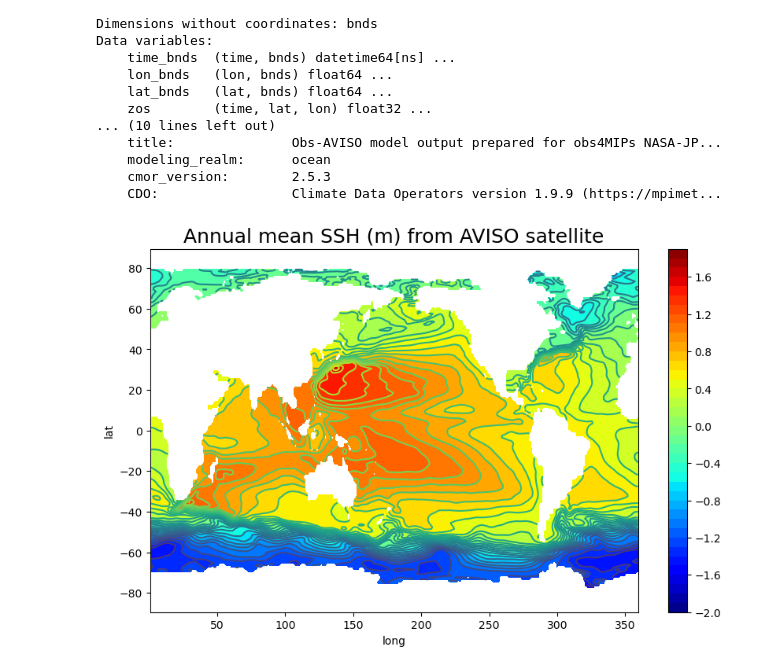
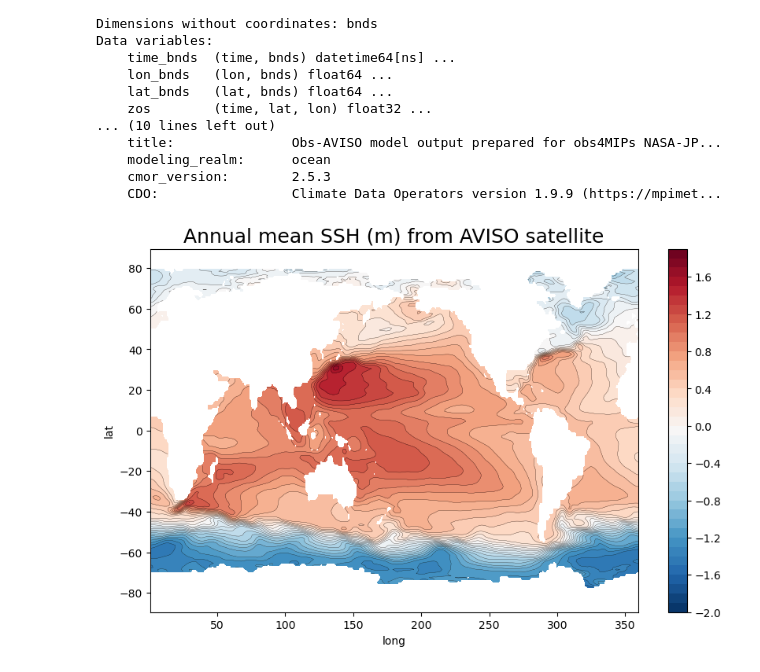
Before and after one commit to takaito1/easX305_2022, a Jupyter notebook: week5/Dynamic height from Satellite.ipynb, the cells around one changed output. Drawn from its saved outputs; the diff is of its cells as text; code cells hidden in the pictures.

```diff
--- a/week5/Dynamic height from Satellite.ipynb
+++ b/week5/Dynamic height from Satellite.ipynb
@@ -36,13 +36,13 @@ ssh0=np.mean(zos,axis=0)
 # %%
 # plot surface dynamic height wrt 2000 dbar
 plt.figure(figsize=(10,6))
 cnt=np.arange(-2,2,.1)
-plt.contourf(lon,lat,ssh0,cnt,cmap='jet')
+plt.contourf(lon,lat,ssh0,cnt,cmap='RdBu_r')
 plt.colorbar()
-plt.contour(lon,lat,ssh0,cnt,linestyles='solid')
+plt.contour(lon,lat,ssh0,cnt,linestyles='solid',colors='k',linewidths=.2)
 plt.xlabel('long')
 plt.ylabel('lat')
 plt.title('Annual mean SSH (m) from AVISO satellite',fontsize=18)
 plt.show()
 # %% [output]
-[figure, old version]
+[figure, new version]
```
